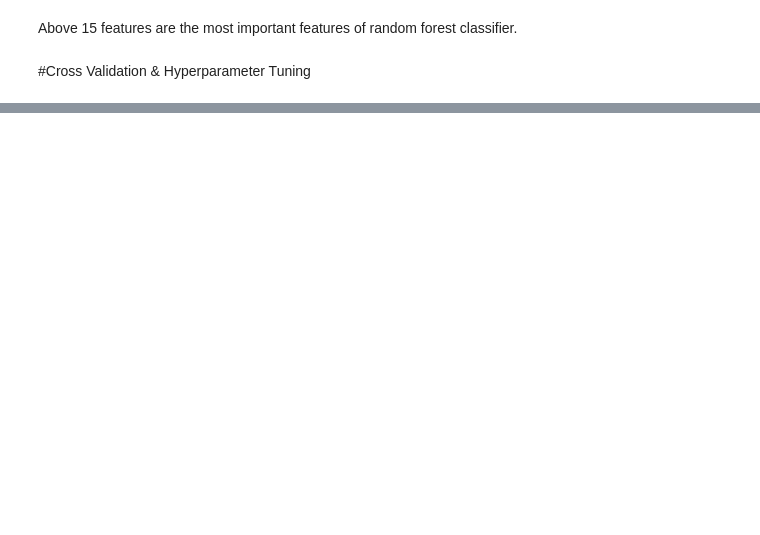
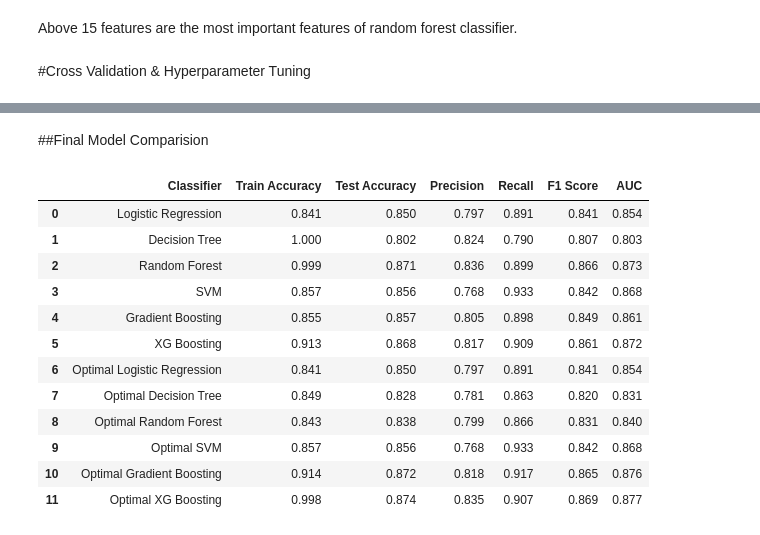
Before and after one commit to Kumarisimran626/Credit_Card_Default_Prediction, a Jupyter notebook: S_K_Credit_Card_Default_Prediction.ipynb, the cells around one changed output, grey strips where cells are left out. Cells and saved outputs as stored; diff of their text form; code cells hidden in the pictures; blank space fills up the shorter version.

```diff
--- a/S_K_Credit_Card_Default_Prediction.ipynb
+++ b/S_K_Credit_Card_Default_Prediction.ipynb
@@ -1142,0 +1745,32 @@ plt.show()
+# %% [markdown]
+##<b/>Final Model Comparision</b>
+# %%
+grid_classifiers = ['Optimal Logistic Regression', 'Optimal Decision Tree', 'Optimal Random Forest', 'Optimal SVM', 'Optimal Gradient Boosting', 'Optimal XG Boosting']
+grid_train_accuracy = [train_accuracy_logi_grid, train_accuracy_dtc_grid, train_accuracy_rfc_grid, train_accuracy_svm_grid, train_accuracy_gbc_grid, train_accuracy_xgb_grid]
+grid_test_accuracy = [accuracy_logi_grid, accuracy_dtc_grid, accuracy_rfc_grid, accuracy_svm_grid, accuracy_gbc_grid, accuracy_xgb_grid]
+grid_precision_score = [precision_score_logi_grid, precision_score_dtc_grid, precision_score_rfc_grid, precision_score_svm_grid, precision_score_gbc_grid, precision_score_xgb_grid]
+grid_recall_score = [recall_score_logi_grid, recall_score_dtc_grid, recall_score_rfc_grid, recall_score_svm_grid, recall_score_gbc_grid, recall_score_xgb_grid]
+grid_f1_score = [f1_score_logi_grid, f1_score_dtc_grid, f1_score_rfc_grid, f1_score_svm_grid, f1_score_gbc_grid, f1_score_xgb_grid]
+grid_auc_score = [auc_logi_grid, auc_dtc_grid, auc_rfc_grid, auc_svm_grid, auc_gbc_grid, auc_xgb_grid]
+# %%
+grid_compare_df = pd.DataFrame({'Classifier':grid_classifiers, 'Train Accuracy': grid_train_accuracy, 'Test Accuracy': grid_test_accuracy, 'Precision': grid_precision_score, 'Recall':grid_recall_score, 'F1 Score':grid_f1_score, 'AUC':grid_auc_score })
+# %%
+all_comparision_df = pd.concat([compare_df, grid_compare_df]).reset_index()
+# %%
+all_comparision_df.drop('index', axis=1, inplace=True)
+# %%
+all_comparision_df
+# %% [output]
+|  | Classifier | Train Accuracy | Test Accuracy | Precision | Recall | F1 Score | AUC |
+| 0 | Logistic Regression | 0.841 | 0.850 | 0.797 | 0.891 | 0.841 | 0.854 |
+| 1 | Decision Tree | 1.000 | 0.802 | 0.824 | 0.790 | 0.807 | 0.803 |
+| 2 | Random Forest | 0.999 | 0.871 | 0.836 | 0.899 | 0.866 | 0.873 |
+| 3 | SVM | 0.857 | 0.856 | 0.768 | 0.933 | 0.842 | 0.868 |
+| 4 | Gradient Boosting | 0.855 | 0.857 | 0.805 | 0.898 | 0.849 | 0.861 |
+| 5 | XG Boosting | 0.913 | 0.868 | 0.817 | 0.909 | 0.861 | 0.872 |
+| 6 | Optimal Logistic Regression | 0.841 | 0.850 | 0.797 | 0.891 | 0.841 | 0.854 |
+| 7 | Optimal Decision Tree | 0.849 | 0.828 | 0.781 | 0.863 | 0.820 | 0.831 |
+| 8 | Optimal Random Forest | 0.843 | 0.838 | 0.799 | 0.866 | 0.831 | 0.840 |
+| 9 | Optimal SVM | 0.857 | 0.856 | 0.768 | 0.933 | 0.842 | 0.868 |
+| 10 | Optimal Gradient Boosting | 0.914 | 0.872 | 0.818 | 0.917 | 0.865 | 0.876 |
+| 11 | Optimal XG Boosting | 0.998 | 0.874 | 0.835 | 0.907 | 0.869 | 0.877 |
```
Also changed, not shown: parts of 88 cells of this notebook.
